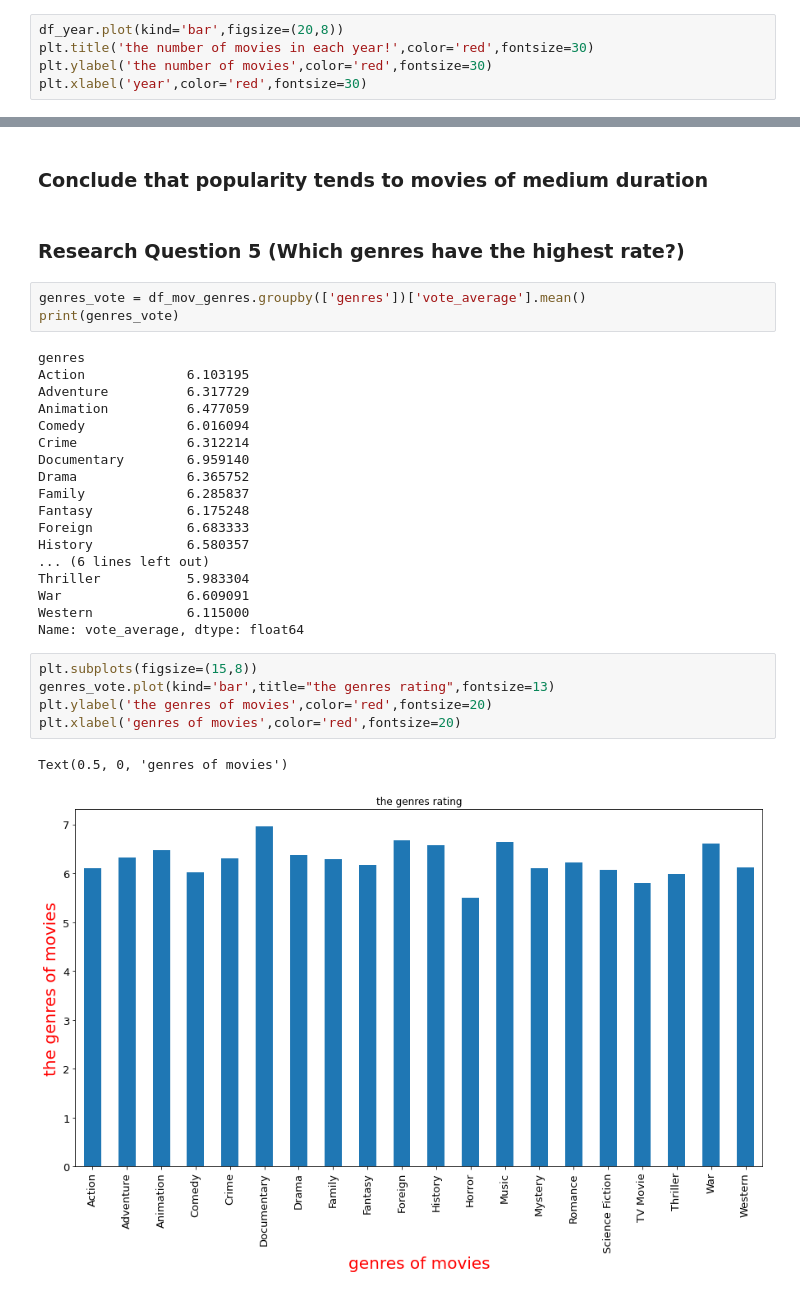
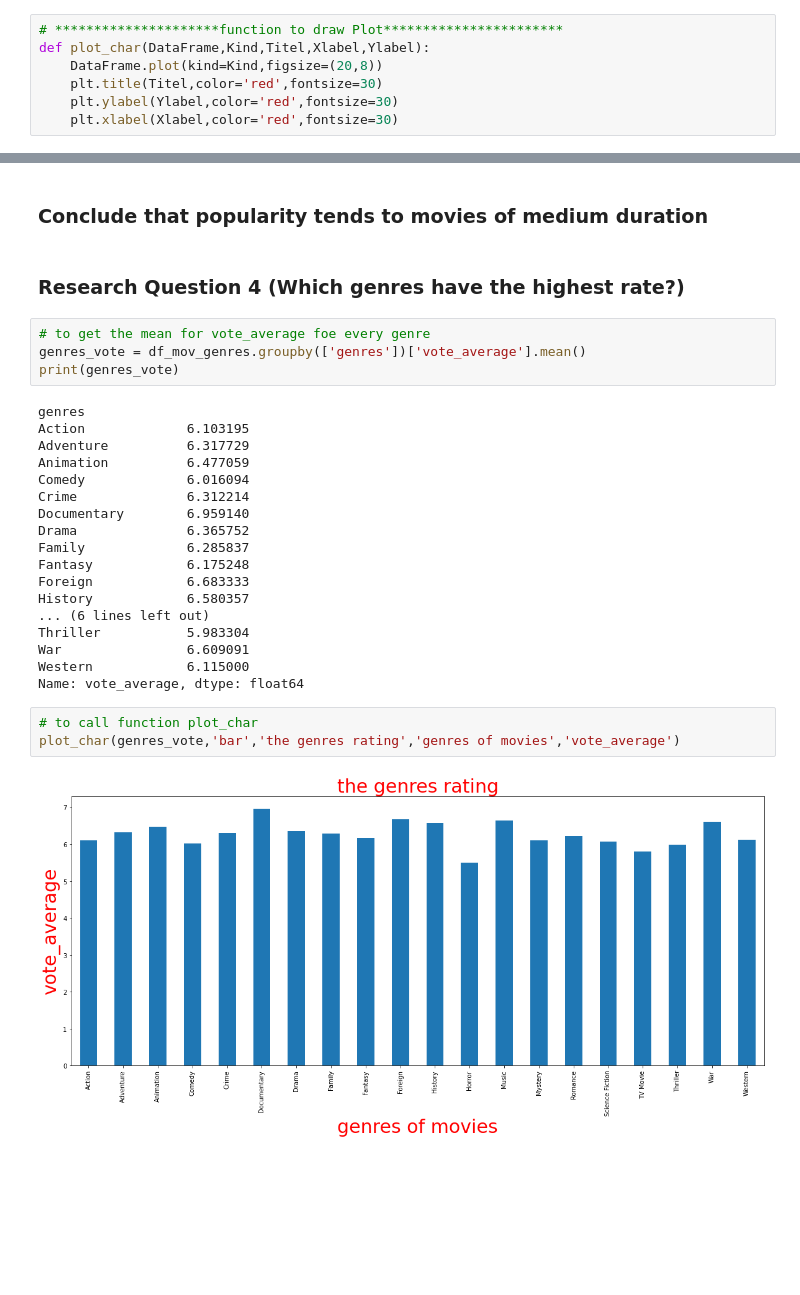
Before and after one commit to AhmedShaban183/Data-Analysis, a Jupyter notebook: movies data/Investigate_a_Dataset.ipynb, the cells around one changed output, grey strips where cells are left out. Saved outputs shown, nothing was run; the diff lists cells and outputs as text; blank space fills up the shorter version.

```diff
--- a/movies data/Investigate_a_Dataset.ipynb
+++ b/movies data/Investigate_a_Dataset.ipynb
@@ -214,7 +223,9 @@ Name: id, dtype: int64
 ## As the years go by, the number of movies is increasing
 ### The year 2015 is the largest year in which he produced films and the number of them 44780670
 # %%
-df_year.plot(kind='bar',figsize=(20,8))
-plt.title('the number of movies in each year!',color='red',fontsize=30)
-plt.ylabel('the number of movies',color='red',fontsize=30)
-plt.xlabel('year',color='red',fontsize=30)
+# *********************function to draw Plot***********************
+def plot_char(DataFrame,Kind,Titel,Xlabel,Ylabel):
+    DataFrame.plot(kind=Kind,figsize=(20,8))
+    plt.title(Titel,color='red',fontsize=30)
+    plt.ylabel(Ylabel,color='red',fontsize=30)
+    plt.xlabel(Xlabel,color='red',fontsize=30)
@@ -290,8 +289,9 @@ Text(0, 0.5, 'Average popularity')
 
 ### Conclude that popularity tends to movies of medium duration
 # %% [markdown]
-### Research Question 5 (Which genres have the highest rate?)
+### Research Question 4 (Which genres have the highest rate?)
 # %%
+# to get the mean for vote_average foe every genre
 genres_vote = df_mov_genres.groupby(['genres'])['vote_average'].mean()
 print(genres_vote)
 # %% [output]
@@ -312,14 +312,11 @@ Thriller           5.983304
 War                6.609091
 Western            6.115000
 Name: vote_average, dtype: float64
-# %%
-plt.subplots(figsize=(15,8))
-genres_vote.plot(kind='bar',title="the genres rating",fontsize=13)
-plt.ylabel('the genres of movies',color='red',fontsize=20)
-plt.xlabel('genres of movies',color='red',fontsize=20)
-# %% [output]
-Text(0.5, 0, 'genres of movies')
-[figure, removed]
+# %%
+# to call function plot_char
+plot_char(genres_vote,'bar','the genres rating','genres of movies','vote_average')
+# %% [output]
+[figure, added]
 # %% [markdown]
 <a id='conclusions'></a>
 ## Conclusions
```
Also changed, not shown: parts of 25 cells of this notebook, 1 other file.
